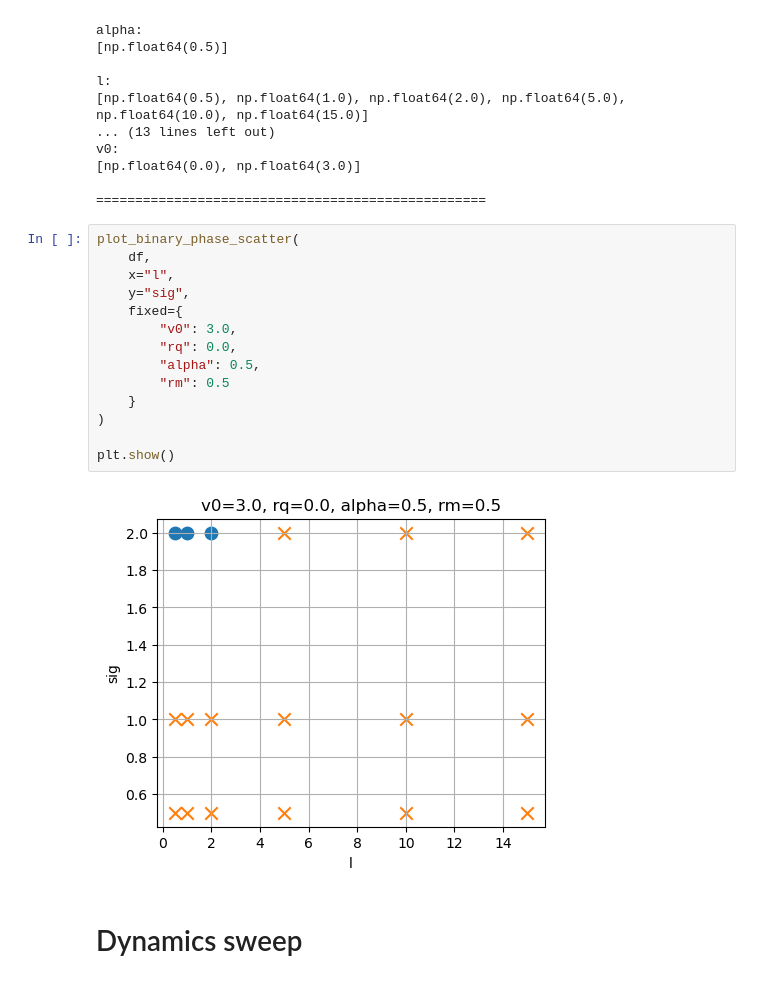
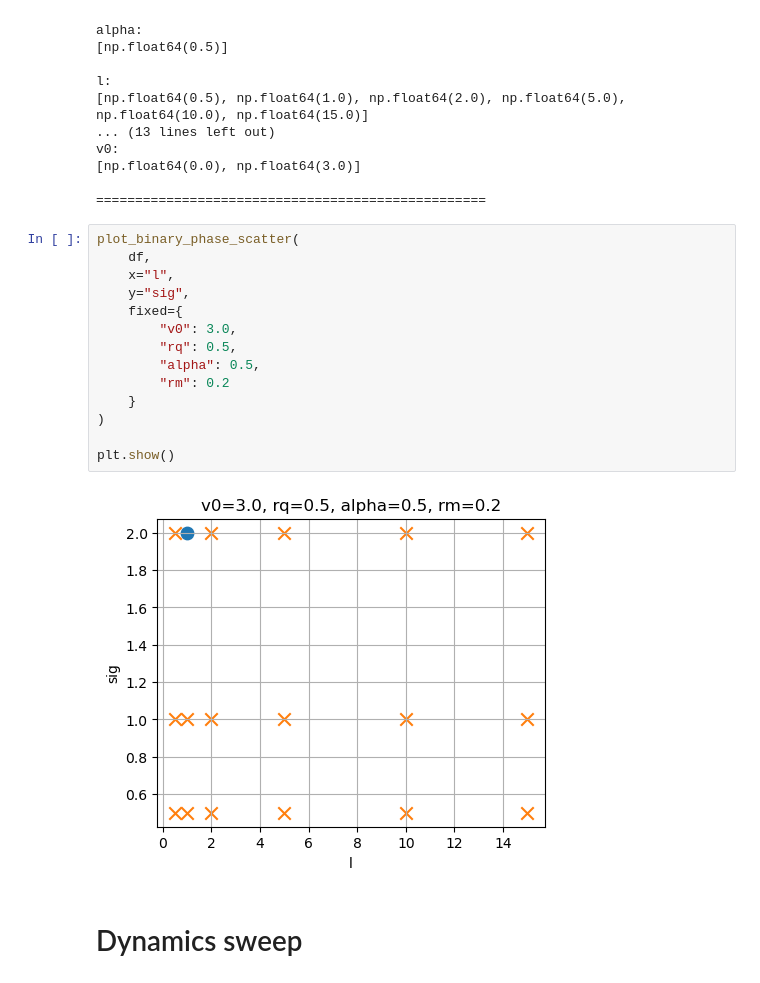
Before and after one commit to pvblop/Memory-Phase-Field-Models, a Jupyter notebook: equation_solver_bd_dist/analysis_sweep.ipynb, the cells around one changed output. Cells and saved outputs as stored; diff of their text form.

```diff
--- a/equation_solver_bd_dist/analysis_sweep.ipynb
+++ b/equation_solver_bd_dist/analysis_sweep.ipynb
@@ -459,19 +459,19 @@ v0:
 # %%
 plot_binary_phase_scatter(
     df,
     x="l",
     y="sig",
     fixed={
         "v0": 3.0,
-        "rq": 0.0,
+        "rq": 0.5,
         "alpha": 0.5,
-        "rm": 0.5
+        "rm": 0.2
     }
 )
 
 plt.show()
 # %% [output]
-[figure, old version]
+[figure, new version]
 # %% [markdown]
 # Dynamics sweep
 # %%
```
Also changed, not shown: parts of 1 cell of this notebook, 2 other files.
